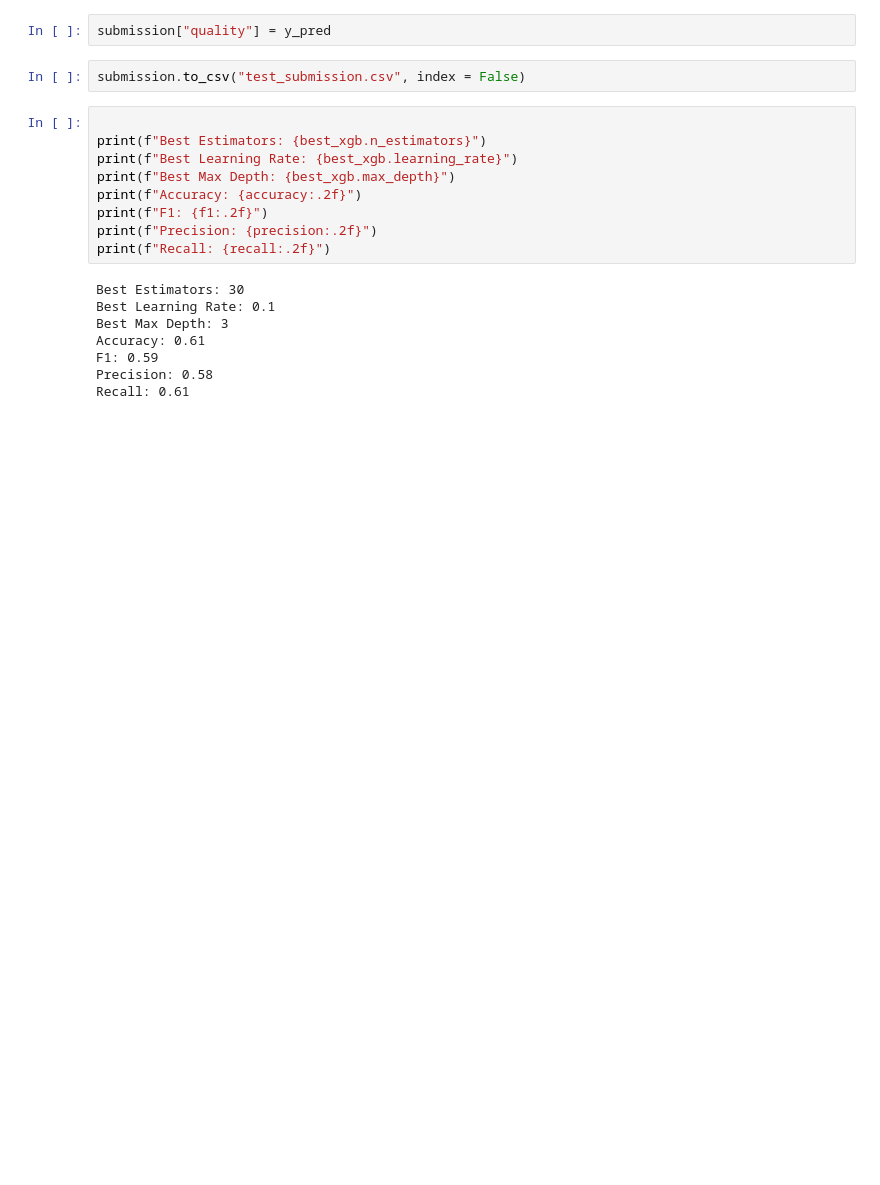
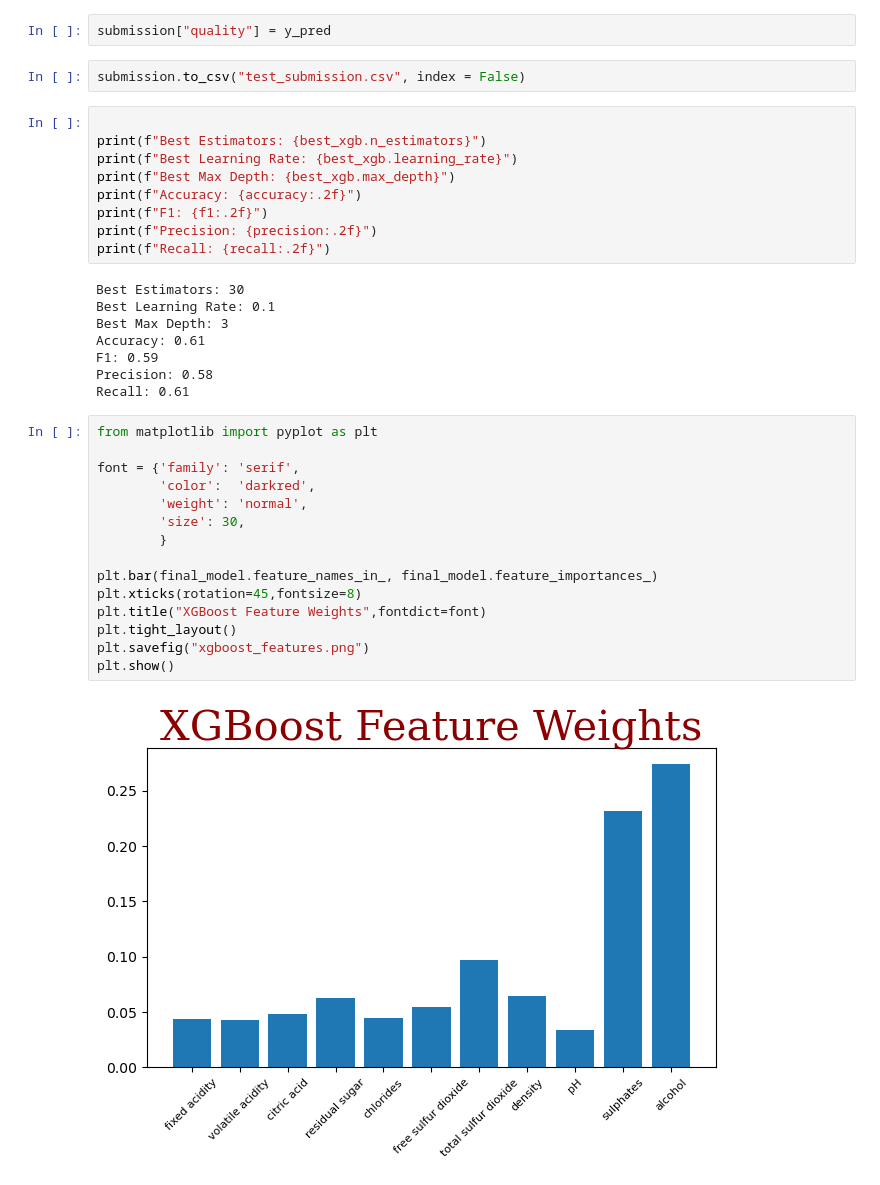
Before and after one commit to Nicholas-Simpson/Project-4, a Jupyter notebook: XGB_Classifier.ipynb, the cells around one changed output. Saved outputs shown, nothing was run; the diff lists cells and outputs as text; blank space fills up the shorter version.

Commit message:
xgboost weights
created png to sort xgboost feature weights

```diff
--- a/XGB_Classifier.ipynb
+++ b/XGB_Classifier.ipynb
@@ -139,3 +139,20 @@ Accuracy: 0.61
 F1: 0.59
 Precision: 0.58
 Recall: 0.61
+# %%
+from matplotlib import pyplot as plt
+
+font = {'family': 'serif',
+        'color':  'darkred',
+        'weight': 'normal',
+        'size': 30,
+        }
+
+plt.bar(final_model.feature_names_in_, final_model.feature_importances_)
+plt.xticks(rotation=45,fontsize=8)
+plt.title("XGBoost Feature Weights",fontdict=font)
+plt.tight_layout()
+plt.savefig("xgboost_features.png")
+plt.show()
+# %% [output]
+[figure, added]
```
Also changed, not shown: 1 other file.
